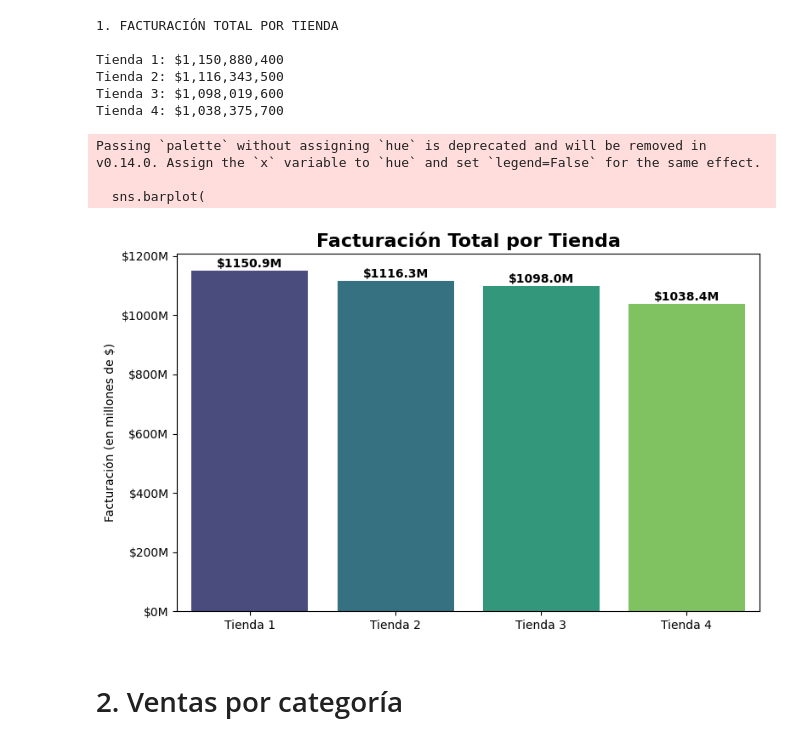
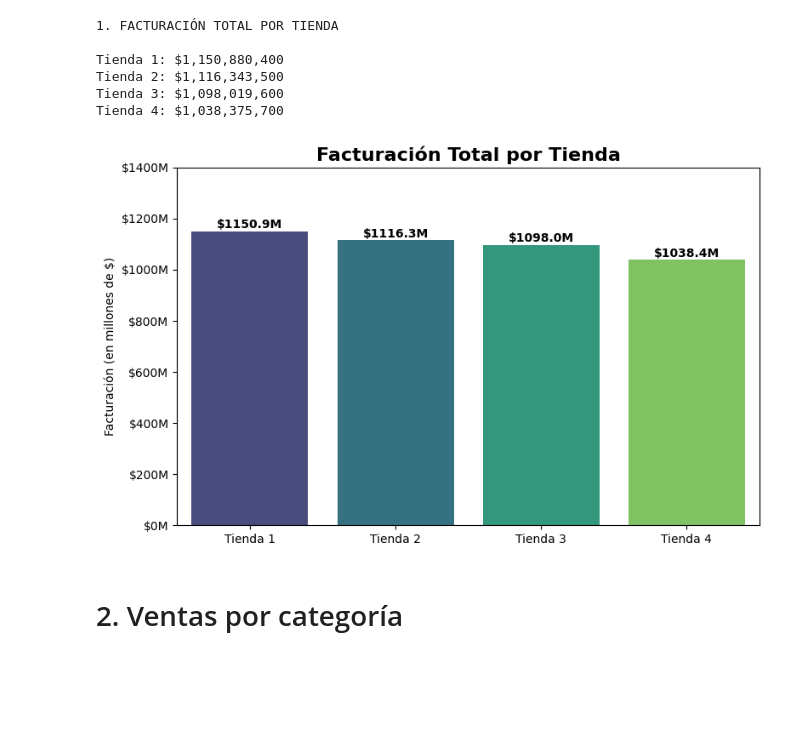
Before and after one commit to RodrigoMunoz-dev/Challenge-Alura-Store, a Jupyter notebook: AluraStoreLatam.ipynb, the cells around one changed output. Drawn from its saved outputs; the diff is of its cells as text; code cells hidden in the pictures; blank space fills up the shorter version.

```diff
--- a/AluraStoreLatam.ipynb
+++ b/AluraStoreLatam.ipynb
@@ -50,38 +50,44 @@ import matplotlib.pyplot as plt
 import seaborn as sns
 
 # Datos
 tiendas = ['Tienda 1', 'Tienda 2', 'Tienda 3', 'Tienda 4']
 facturacion = [facturacion1, facturacion2, facturacion3, facturacion4]
 
+# Crear DataFrame para el gráfico
+df_facturacion = pd.DataFrame({
+    'Tienda': tiendas,
+    'Facturación Total': facturacion
+})
+
 # Gráfico
 plt.figure(figsize=(8,5))
 sns.barplot(
     x='Tienda',
     y='Facturación Total',
     data=df_facturacion,
-    palette='viridis'
+    palette='viridis',
+    hue='Tienda', # Add hue to suppress FutureWarning
+    legend=False  # Add legend=False to suppress FutureWarning
 )
 
 # Títulos y etiquetas
 plt.title('Facturación Total por Tienda', fontsize=16, fontweight='bold')
 plt.ylabel('Facturación (en millones de $)')
 plt.xlabel('')
 
 # Convertir el eje Y a millones para que sea más legible
 valores = plt.gca().get_yticks()
+plt.gca().set_yticks(valores) # Explicitly set tick locations
 plt.gca().set_yticklabels([f'${x/1e6:.0f}M' for x in valores])
 
 # Etiquetas encima de cada barra
 for i, v in enumerate(df_facturacion['Facturación Total']):
     plt.text(i, v + (v * 0.01), f"${v/1e6:.1f}M", ha='center', fontweight='bold')
 
 plt.tight_layout()
 plt.show()
 # %% [output]
-Passing `palette` without assigning `hue` is deprecated and will be removed in v0.14.0. Assign the `x` variable to `hue` and set `legend=False` for the same effect.
-
-  sns.barplot(
-[figure, old version]
+[figure, new version]
 # %% [markdown]
 # 2. Ventas por categoría
 # %%
```
Also changed, not shown: parts of 8 cells of this notebook.
